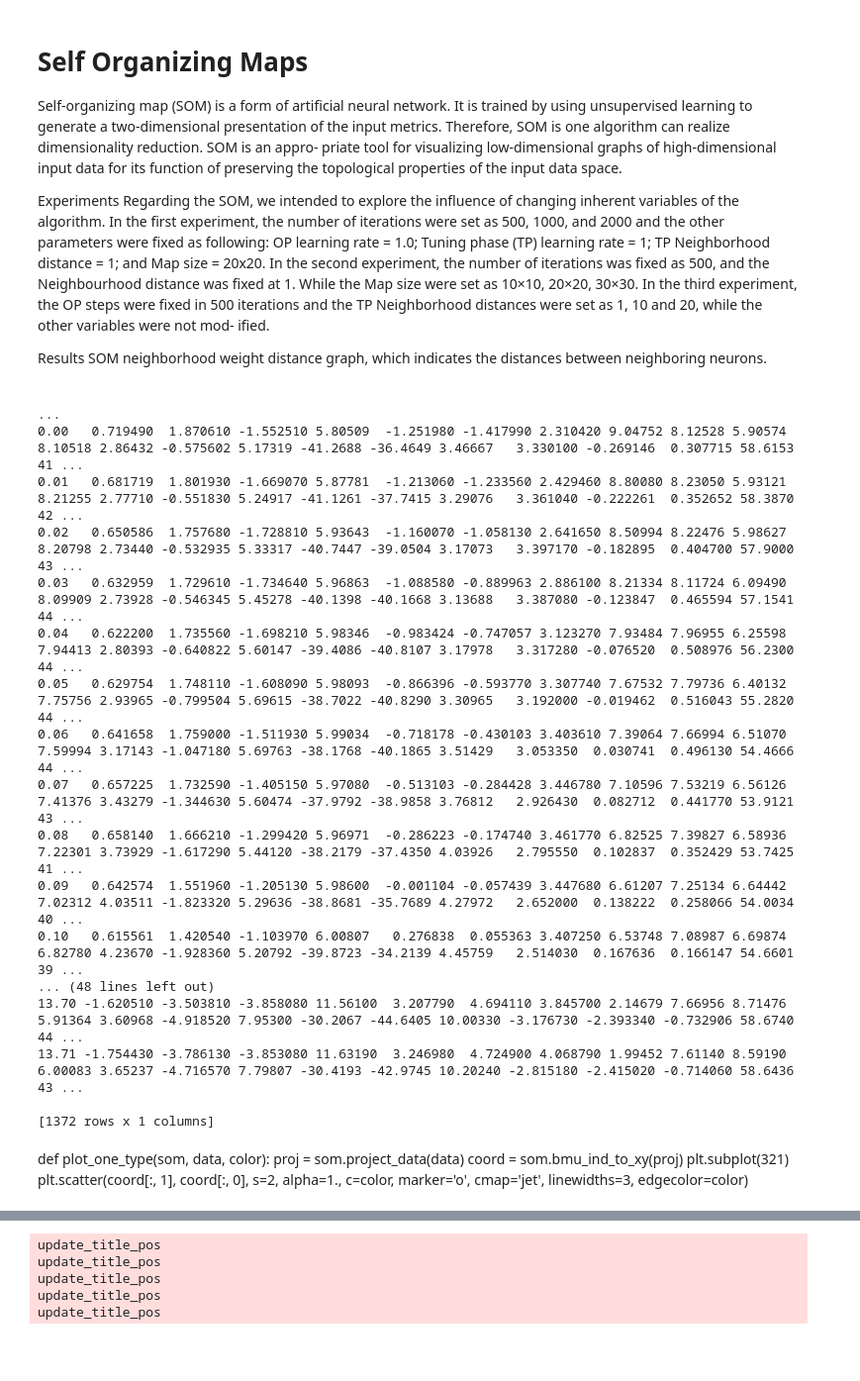
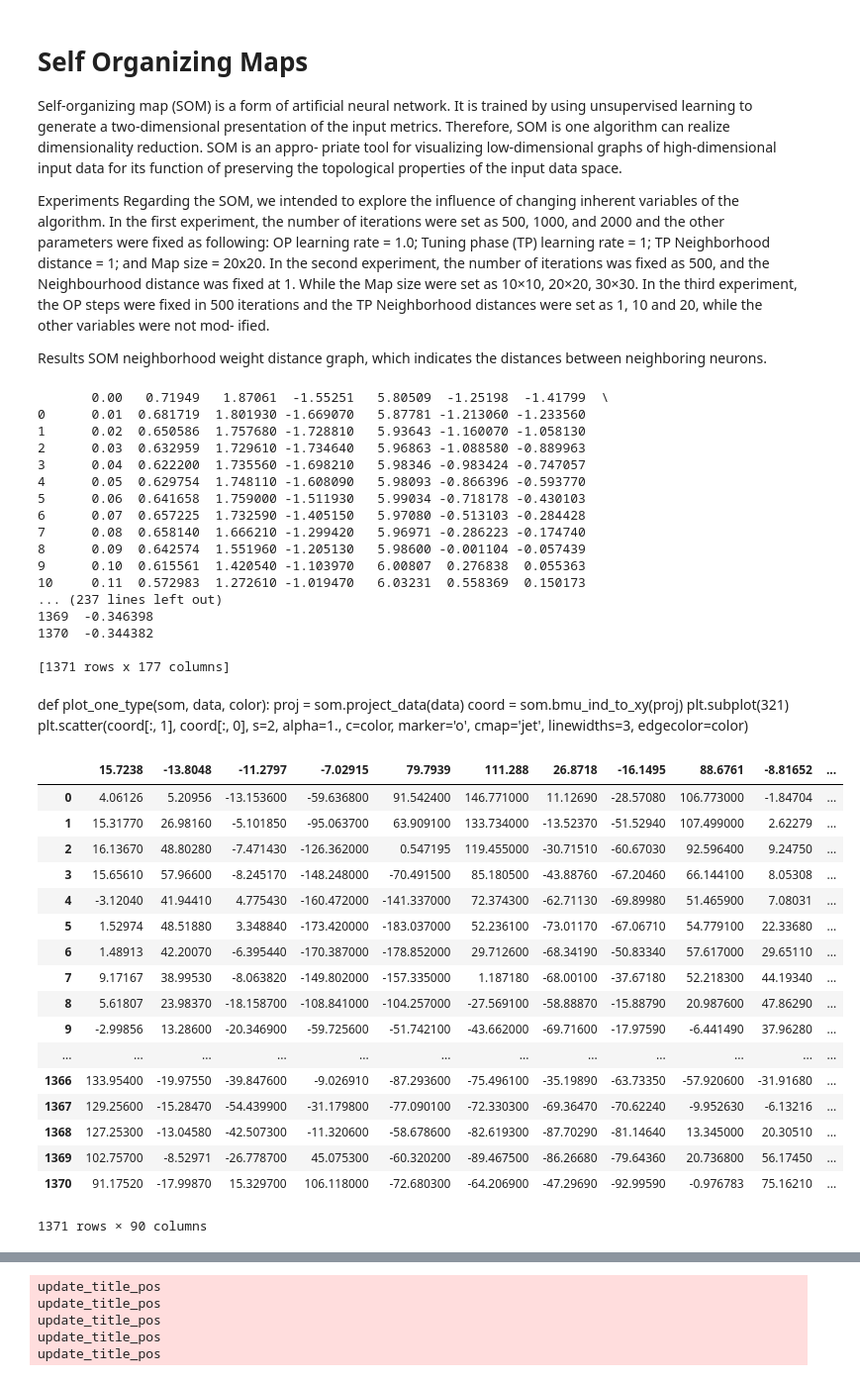
Before and after one commit to mariCampos/gait-analysis-som, a Jupyter notebook: SOM.ipynb, the cells around one changed output, grey strips where cells are left out. Shown at 99% size. Drawn from its saved outputs; the diff is of its cells as text; code cells hidden in the pictures; blank space fills up the shorter version.

```diff
--- a/SOM.ipynb
+++ b/SOM.ipynb
@@ -29,29 +29,29 @@ import csv
 # som.train(n_job=1, verbose='debug', train_rough_len=500)
 
 data_location = './data/01/01_Gang_08_06.csv'
-data = pd.read_csv(data_location, engine='python',sep=';', encoding='utf-8')
+data = pd.read_csv(data_location, engine='python',sep=';', encoding='utf-8', skiprows=[0])
 # data = data.drop(['Number', 'Gender', 'Age'], axis=1)
 
 # data = data.values
 print(data)
 # %% [output]
-                                                                                                                                                                                                         ...
-0.00   0.719490  1.870610 -1.552510 5.80509  -1.251980 -1.417990 2.310420 9.04752 8.12528 5.90574  8.10518 2.86432 -0.575602 5.17319 -41.2688 -36.4649 3.46667   3.330100 -0.269146  0.307715 58.6153 41 ...
-0.01   0.681719  1.801930 -1.669070 5.87781  -1.213060 -1.233560 2.429460 8.80080 8.23050 5.93121  8.21255 2.77710 -0.551830 5.24917 -41.1261 -37.7415 3.29076   3.361040 -0.222261  0.352652 58.3870 42 ...
-0.02   0.650586  1.757680 -1.728810 5.93643  -1.160070 -1.058130 2.641650 8.50994 8.22476 5.98627  8.20798 2.73440 -0.532935 5.33317 -40.7447 -39.0504 3.17073   3.397170 -0.182895  0.404700 57.9000 43 ...
-0.03   0.632959  1.729610 -1.734640 5.96863  -1.088580 -0.889963 2.886100 8.21334 8.11724 6.09490  8.09909 2.73928 -0.546345 5.45278 -40.1398 -40.1668 3.13688   3.387080 -0.123847  0.465594 57.1541 44 ...
-0.04   0.622200  1.735560 -1.698210 5.98346  -0.983424 -0.747057 3.123270 7.93484 7.96955 6.25598  7.94413 2.80393 -0.640822 5.60147 -39.4086 -40.8107 3.17978   3.317280 -0.076520  0.508976 56.2300 44 ...
-0.05   0.629754  1.748110 -1.608090 5.98093  -0.866396 -0.593770 3.307740 7.67532 7.79736 6.40132  7.75756 2.93965 -0.799504 5.69615 -38.7022 -40.8290 3.30965   3.192000 -0.019462  0.516043 55.2820 44 ...
-0.06   0.641658  1.759000 -1.511930 5.99034  -0.718178 -0.430103 3.403610 7.39064 7.66994 6.51070  7.59994 3.17143 -1.047180 5.69763 -38.1768 -40.1865 3.51429   3.053350  0.030741  0.496130 54.4666 44 ...
-0.07   0.657225  1.732590 -1.405150 5.97080  -0.513103 -0.284428 3.446780 7.10596 7.53219 6.56126  7.41376 3.43279 -1.344630 5.60474 -37.9792 -38.9858 3.76812   2.926430  0.082712  0.441770 53.9121 43 ...
-0.08   0.658140  1.666210 -1.299420 5.96971  -0.286223 -0.174740 3.461770 6.82525 7.39827 6.58936  7.22301 3.73929 -1.617290 5.44120 -38.2179 -37.4350 4.03926   2.795550  0.102837  0.352429 53.7425 41 ...
-0.09   0.642574  1.551960 -1.205130 5.98600  -0.001104 -0.057439 3.447680 6.61207 7.25134 6.64442  7.02312 4.03511 -1.823320 5.29636 -38.8681 -35.7689 4.27972   2.652000  0.138222  0.258066 54.0034 40 ...
-0.10   0.615561  1.420540 -1.103970 6.00807   0.276838  0.055363 3.407250 6.53748 7.08987 6.69874  6.82780 4.23670 -1.928360 5.20792 -39.8723 -34.2139 4.45759   2.514030  0.167636  0.166147 54.6601 39 ...
-... (48 lines left out)
-13.70 -1.620510 -3.503810 -3.858080 11.56100  3.207790  4.694110 3.845700 2.14679 7.66956 8.71476  5.91364 3.60968 -4.918520 7.95300 -30.2067 -44.6405 10.00330 -3.176730 -2.393340 -0.732906 58.6740 44 ...
-13.71 -1.754430 -3.786130 -3.853080 11.63190  3.246980  4.724900 4.068790 1.99452 7.61140 8.59190  6.00083 3.65237 -4.716570 7.79807 -30.4193 -42.9745 10.20240 -2.815180 -2.415020 -0.714060 58.6436 43 ...
+       0.00   0.71949   1.87061  -1.55251   5.80509  -1.25198  -1.41799  \
+0      0.01  0.681719  1.801930 -1.669070   5.87781 -1.213060 -1.233560
+1      0.02  0.650586  1.757680 -1.728810   5.93643 -1.160070 -1.058130
+2      0.03  0.632959  1.729610 -1.734640   5.96863 -1.088580 -0.889963
+3      0.04  0.622200  1.735560 -1.698210   5.98346 -0.983424 -0.747057
+4      0.05  0.629754  1.748110 -1.608090   5.98093 -0.866396 -0.593770
+5      0.06  0.641658  1.759000 -1.511930   5.99034 -0.718178 -0.430103
+6      0.07  0.657225  1.732590 -1.405150   5.97080 -0.513103 -0.284428
+7      0.08  0.658140  1.666210 -1.299420   5.96971 -0.286223 -0.174740
+8      0.09  0.642574  1.551960 -1.205130   5.98600 -0.001104 -0.057439
+9      0.10  0.615561  1.420540 -1.103970   6.00807  0.276838  0.055363
+10     0.11  0.572983  1.272610 -1.019470   6.03231  0.558369  0.150173
+... (237 lines left out)
+1369  -0.346398
+1370  -0.344382
 
-[1372 rows x 1 columns]
+[1371 rows x 177 columns]
 # %%
 #Creating groups
 
@@ -137,4 +137,25 @@ def plot_one_type(som, data, color):
     plt.subplot(321)
     plt.scatter(coord[:, 1], coord[:, 0], s=2, alpha=1., c=color,
                             marker='o', cmap='jet', linewidths=3, edgecolor=color)
+# %%
+data.iloc[:, 87:177]
+# %% [output]
+|  | 15.7238 | -13.8048 | -11.2797 | -7.02915 | 79.7939 | 111.288 | 26.8718 | -16.1495 | 88.6761 | -8.81652 | ... |
+| 0 | 4.06126 | 5.20956 | -13.153600 | -59.636800 | 91.542400 | 146.771000 | 11.12690 | -28.57080 | 106.773000 | -1.84704 | ... |
+| 1 | 15.31770 | 26.98160 | -5.101850 | -95.063700 | 63.909100 | 133.734000 | -13.52370 | -51.52940 | 107.499000 | 2.62279 | ... |
+| 2 | 16.13670 | 48.80280 | -7.471430 | -126.362000 | 0.547195 | 119.455000 | -30.71510 | -60.67030 | 92.596400 | 9.24750 | ... |
+| 3 | 15.65610 | 57.96600 | -8.245170 | -148.248000 | -70.491500 | 85.180500 | -43.88760 | -67.20460 | 66.144100 | 8.05308 | ... |
+| 4 | -3.12040 | 41.94410 | 4.775430 | -160.472000 | -141.337000 | 72.374300 | -62.71130 | -69.89980 | 51.465900 | 7.08031 | ... |
+| 5 | 1.52974 | 48.51880 | 3.348840 | -173.420000 | -183.037000 | 52.236100 | -73.01170 | -67.06710 | 54.779100 | 22.33680 | ... |
+| 6 | 1.48913 | 42.20070 | -6.395440 | -170.387000 | -178.852000 | 29.712600 | -68.34190 | -50.83340 | 57.617000 | 29.65110 | ... |
+| 7 | 9.17167 | 38.99530 | -8.063820 | -149.802000 | -157.335000 | 1.187180 | -68.00100 | -37.67180 | 52.218300 | 44.19340 | ... |
+| 8 | 5.61807 | 23.98370 | -18.158700 | -108.841000 | -104.257000 | -27.569100 | -58.88870 | -15.88790 | 20.987600 | 47.86290 | ... |
+| 9 | -2.99856 | 13.28600 | -20.346900 | -59.725600 | -51.742100 | -43.662000 | -69.71600 | -17.97590 | -6.441490 | 37.96280 | ... |
+| ... | ... | ... | ... | ... | ... | ... | ... | ... | ... | ... | ... |
+| 1366 | 133.95400 | -19.97550 | -39.847600 | -9.026910 | -87.293600 | -75.496100 | -35.19890 | -63.73350 | -57.920600 | -31.91680 | ... |
+| 1367 | 129.25600 | -15.28470 | -54.439900 | -31.179800 | -77.090100 | -72.330300 | -69.36470 | -70.62240 | -9.952630 | -6.13216 | ... |
+| 1368 | 127.25300 | -13.04580 | -42.507300 | -11.320600 | -58.678600 | -82.619300 | -87.70290 | -81.14640 | 13.345000 | 20.30510 | ... |
+| 1369 | 102.75700 | -8.52971 | -26.778700 | 45.075300 | -60.320200 | -89.467500 | -86.26680 | -79.64360 | 20.736800 | 56.17450 | ... |
+| 1370 | 91.17520 | -17.99870 | 15.329700 | 106.118000 | -72.680300 | -64.206900 | -47.29690 | -92.99590 | -0.976783 | 75.16210 | ... |
+1371 rows × 90 columns
 # %%
```
Also changed, not shown: parts of 2 cells of this notebook, 1 other file.
